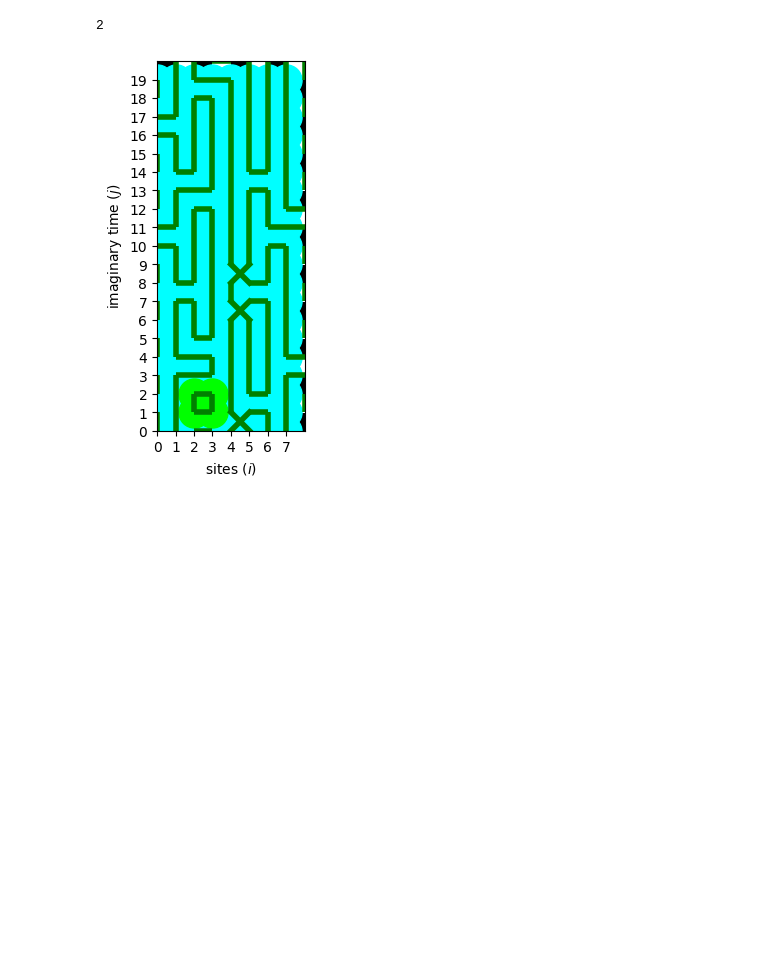
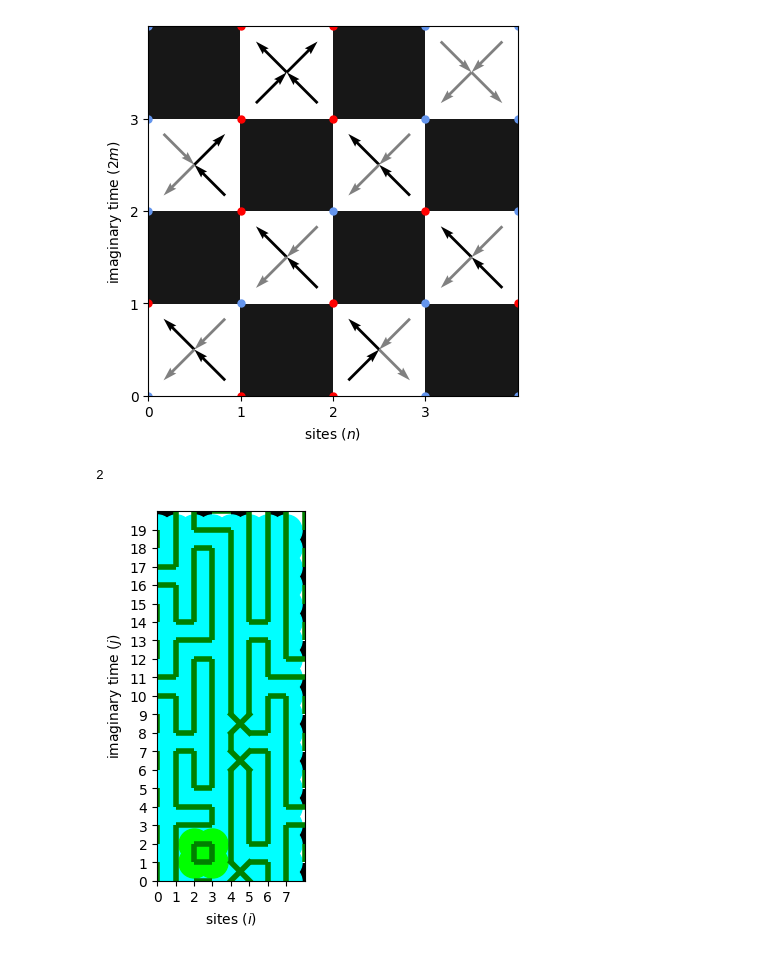
Before and after one commit to Jaymun723/quantum-monte-carlo, a Jupyter notebook: analysis/qmc.ipynb, the cells around one changed output. Cells and saved outputs as stored; diff of their text form; code cells hidden in the pictures; blank space fills up the shorter version.

```diff
--- a/qmc.ipynb
+++ b/analysis/qmc.ipynb
@@ -33,3 +33,7 @@ wl.draw()
+# %%
+wl.draw_vertices()
+# %% [output]
+[figure, added]
 # %%
 n = wl.problem.n_sites
 m = wl.problem.m
```
Also changed, not shown: parts of 3 cells of this notebook, 40 other files.
